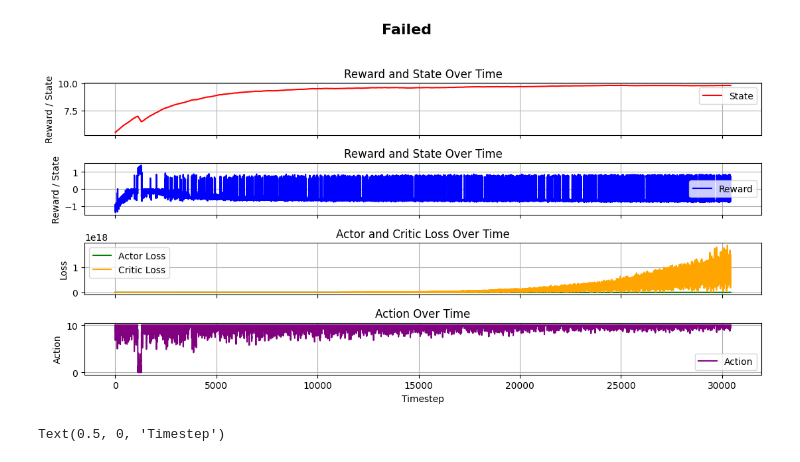
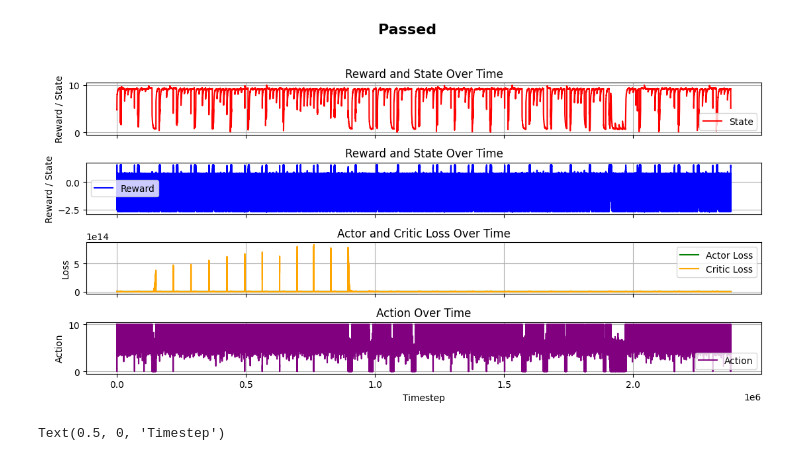
Before and after one commit to MizuSakura/AI_controller, a Jupyter notebook: monitor.ipynb, the cells around one changed output. Drawn from its saved outputs; the diff is of its cells as text; code cells hidden in the pictures.

```diff
--- a/monitor.ipynb
+++ b/monitor.ipynb
@@ -5,7 +5,7 @@ from Logging_andplot import Logger
 
 logger = Logger()
 # Load the log data
-log_data = logger.load_csv(r'D:\Project_end\DDPG_NEW_git\Auto_save_data_log\per_round_3\data_log\data_log6_.csv')
+log_data = logger.load_csv(r'D:\Project_end\DDPG_NEW_git\2025-07-16\all_file.csv')
 y = logger.result_column('reward')
 y1 = logger.result_column('state')
 y2 = logger.result_column('actor_loss')
@@ -28,34 +28,34 @@ axs[0].grid(True)
 axs[1].plot(x, y, label='Reward', color='blue')
 axs[1].set_ylabel('Reward / State')
 axs[1].set_title('Reward and State Over Time')
 axs[1].legend()
 axs[1].grid(True)
 
 # ===== แถวที่ 2: Actor และ Critic Loss =====
 axs[2].plot(x, y2, label='Actor Loss', color='green')
 axs[2].plot(x, y3, label='Critic Loss', color='orange')
 axs[2].set_ylabel('Loss')
 axs[2].set_title('Actor and Critic Loss Over Time')
 axs[2].legend()
 axs[2].grid(True)
 
 # ===== แถวที่ 3: Action =====
 axs[3].plot(x, y4, label='Action', color='purple')
 axs[3].set_ylabel('Action')
 axs[3].set_title('Action Over Time')
 axs[3].legend()
 axs[3].grid(True)
 
 # แกน x ด้านล่างสุด
 axs[3].set_xlabel('Timestep')
 
 # จัด layout ให้พอดี
 title_text = "Passed" if status else "Failed"
 fig.suptitle(title_text, fontsize=16, fontweight='bold')
 plt.tight_layout(rect=[0, 0, 1, 0.95])
 plt.show()
 # %% [output]
-[figure, old version]
+[figure, new version]
 # %%
 import matplotlib.pyplot as plt
 import numpy as np
```
Also changed, not shown: 3 other files.
